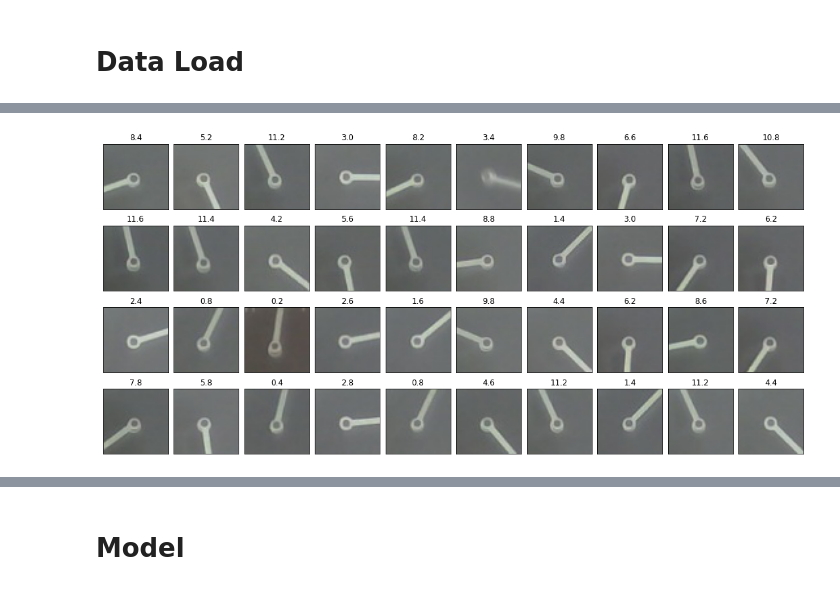
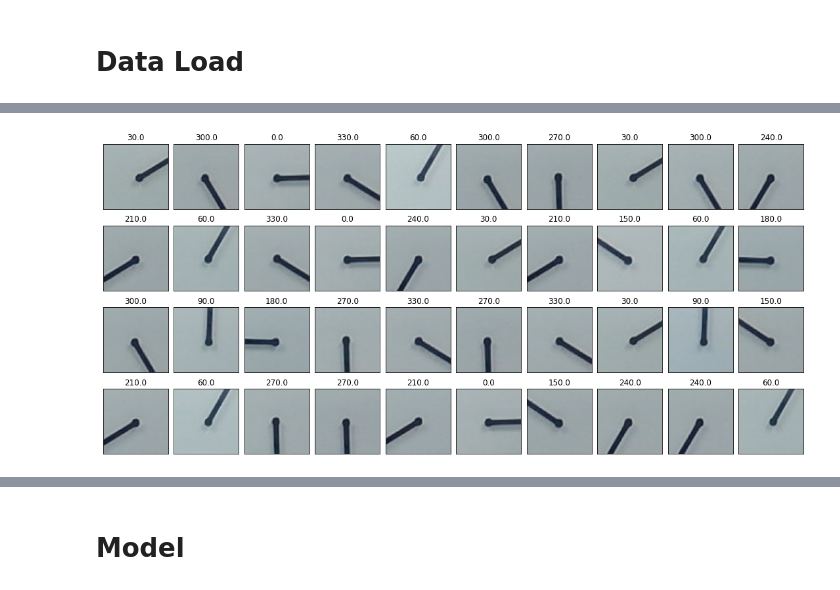
Before and after one commit to songyoungwoon/yolov5-analog_gauge, a Jupyter notebook: regrssion_baseline.ipynb, the cells around one changed output, grey strips where cells are left out. Saved outputs shown, nothing was run; the diff lists cells and outputs as text; code cells hidden in the pictures.

```diff
--- a/regrssion_baseline.ipynb
+++ b/regrssion_baseline.ipynb
@@ -21,2 +27,2 @@ from sklearn.model_selection import train_test_split
 # %%
-image_dir = Path('/content/round_imgs')
+image_dir = Path('./data/')
@@ -23,6 +34,11 @@ image_dir = Path('/content/round_imgs')
 # %%
-filepaths = pd.Series(list(image_dir.glob(r'**/*.jpg')), name='Filepath').astype(str)
+## new
+filepaths = pd.Series(list(image_dir.glob(r'train/*/*.jpg')), name='Filepath').astype(str)
 angles = pd.Series(filepaths.apply(lambda x : os.path.split(os.path.split(x)[0])[1]), name='value').astype(np.float)
-images = pd.concat([filepaths, angles], axis = 1).sample(frac=1.0, random_state=1).reset_index(drop=True)
+train_images = pd.concat([filepaths, angles], axis = 1).sample(frac=1.0, random_state=1).reset_index(drop=True)
+
+filepaths = pd.Series(list(image_dir.glob(r'test/*/*.jpg')), name='Filepath').astype(str)
+angles = pd.Series(filepaths.apply(lambda x : os.path.split(os.path.split(x)[0])[1]), name='value').astype(np.float)
+test_images = pd.concat([filepaths, angles], axis = 1).sample(frac=1.0, random_state=1).reset_index(drop=True)
 # %% [output]
 Deprecated in NumPy 1.20; for more details and guidance: https://numpy.org/devdocs/release/1.20.0-notes.html#deprecations
@@ -54,11 +70,11 @@ images
 # %%
 fig, axes = plt.subplots(nrows=4, ncols=10, figsize=(15, 7),
                         subplot_kw={'xticks': [], 'yticks': []})
 
 for i, ax in enumerate(axes.flat):
-    ax.imshow(plt.imread(images.Filepath[i]))
-    ax.set_title(images.value[i], fontsize = 12)
+    ax.imshow(plt.imread(train_images.Filepath[i]))
+    ax.set_title(train_images.value[i], fontsize = 12)
 plt.tight_layout(pad=0.5)
 plt.show()
 # %% [output]
-[figure, old version]
+[figure, new version]
```
Also changed, not shown: parts of 28 cells of this notebook.
